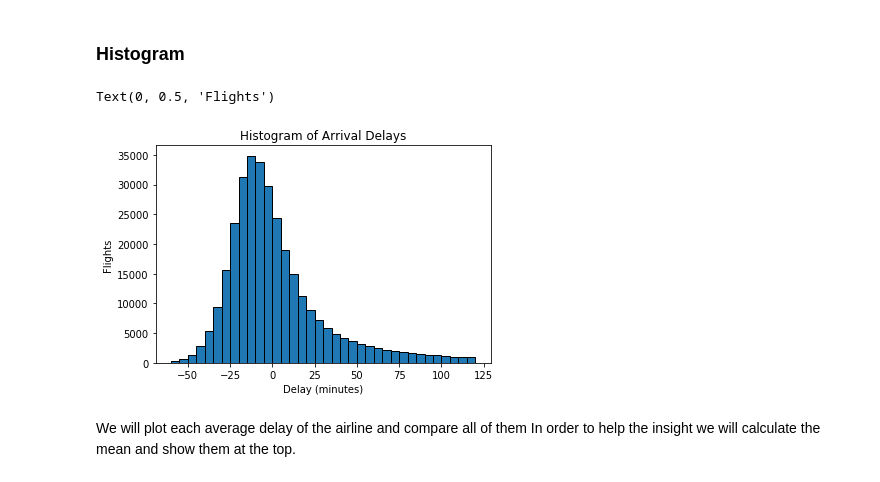
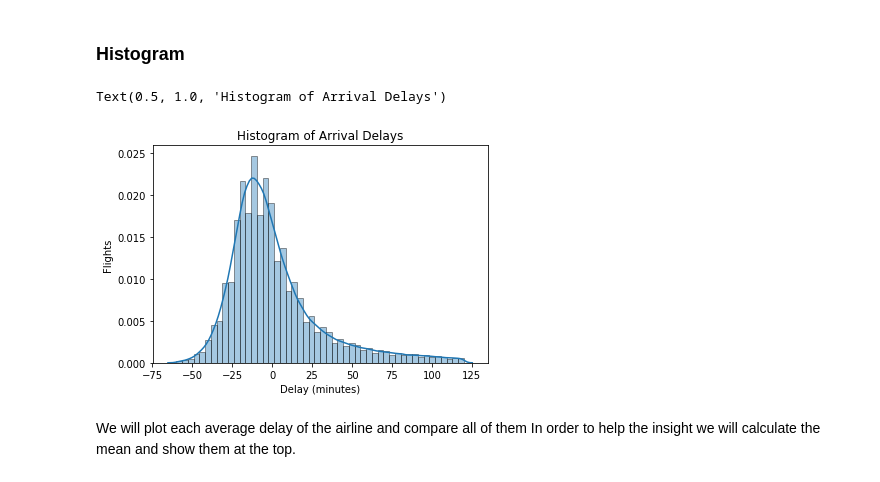
Before and after one commit to Uysim/on-time-flight-analysis, a Jupyter notebook: on_time_flight_analysis.ipynb, the cells around one changed output. Saved outputs shown, nothing was run; the diff lists cells and outputs as text; code cells hidden in the pictures.

```diff
--- a/on_time_flight_analysis.ipynb
+++ b/on_time_flight_analysis.ipynb
@@ -45,15 +46,14 @@ Turn out
 # %%
 min_delay = -60
 max_delay = 120
 bins = int((max_delay - min_delay)/5) # group by each 5 minutes
 
-plt.hist(flights["arr_delay"], edgecolor="black", bins=bins)
+ax = sns.distplot(flights['arr_delay'], hist=True, kde=True, hist_kws={'edgecolor':'black'})
+ax.set(xlabel ='Delay (minutes)', ylabel ='Flights')
 plt.title('Histogram of Arrival Delays')
-plt.xlabel('Delay (minutes)')
-plt.ylabel('Flights')
 # %% [output]
-Text(0, 0.5, 'Flights')
+Text(0.5, 1.0, 'Histogram of Arrival Delays')
-[figure, old version]
+[figure, new version]
 # %%
 airline_names = flights["name"].unique()
 # %% [markdown]
```
Also changed, not shown: parts of 3 cells of this notebook.
